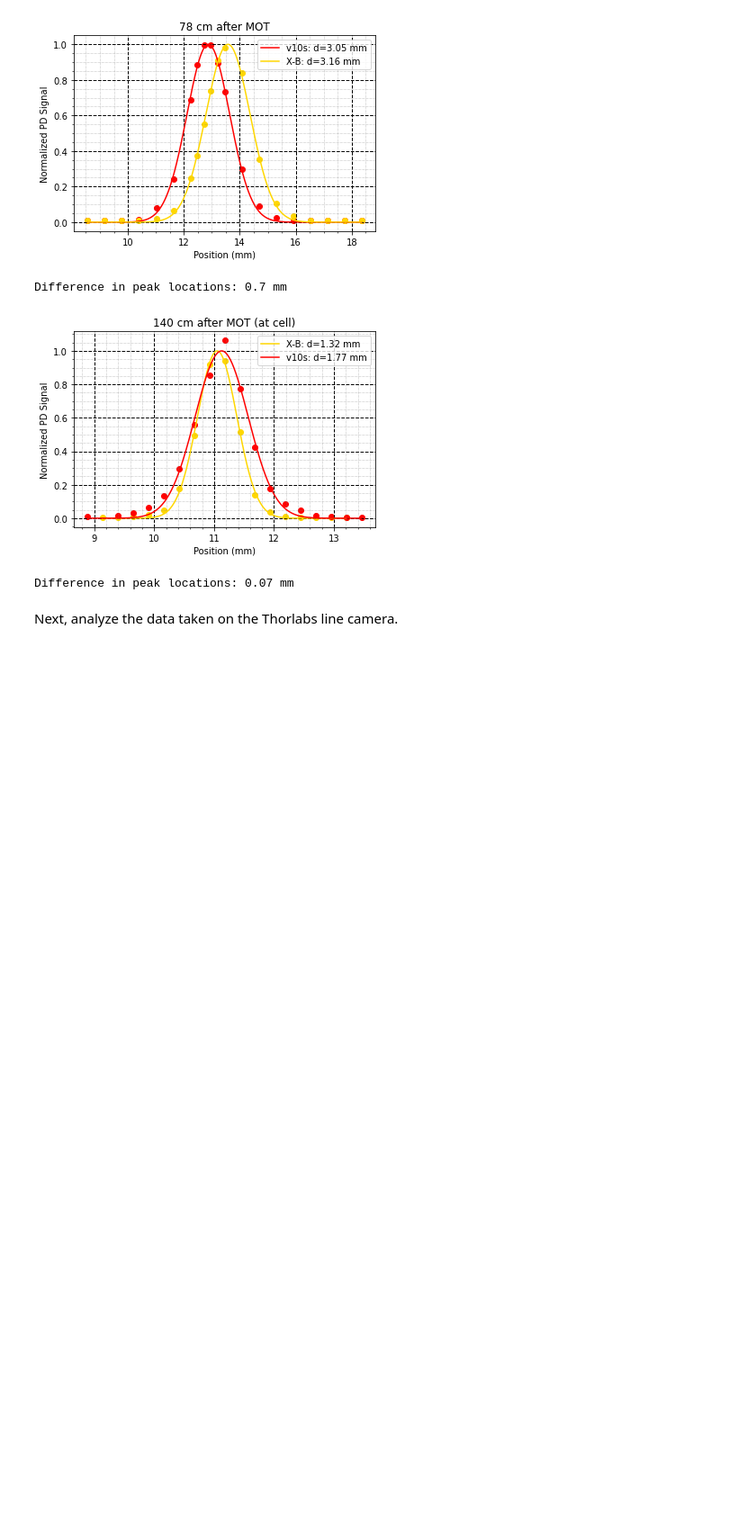
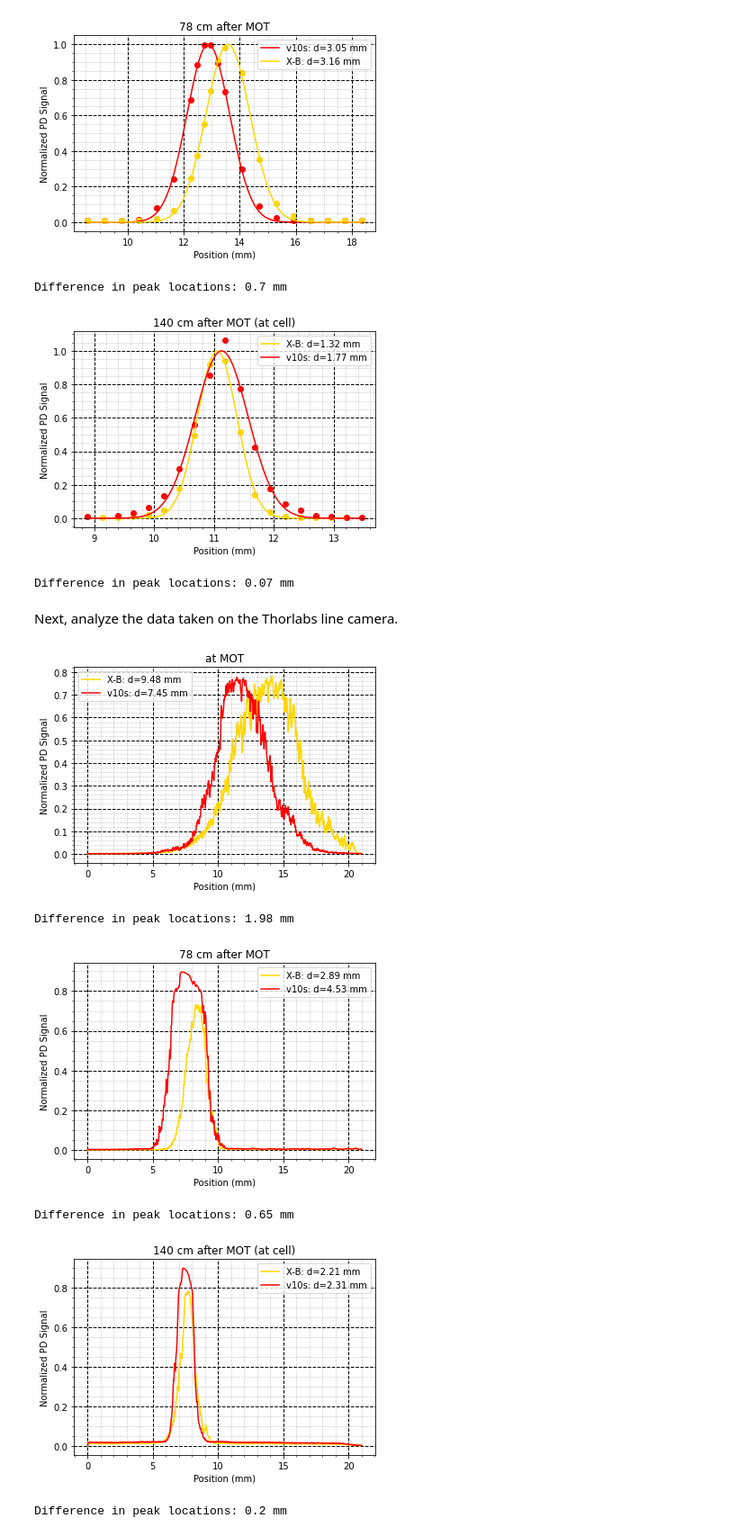
Before and after one commit to geoffrey-zheng/SrF-Calcs, a Jupyter notebook: Push-Beam/SlowerBeamProfiles.ipynb, the cells around one changed output. Shown: that part at 90% size. Saved outputs shown, nothing was run; the diff lists cells and outputs as text; code cells hidden in the pictures; blank space fills up the shorter version.

```diff
--- a/Push-Beam/SlowerBeamProfiles.ipynb
+++ b/Push-Beam/SlowerBeamProfiles.ipynb
@@ -115,0 +161,35 @@ Next, analyze the data taken on the Thorlabs line camera.
+# %%
+import matplotlib.pyplot as plt
+
+labels2 = ['X-B', 'v10s']
+colors2 = ['gold', 'red']
+peak_x_values2 = []
+
+# Iterate through pairs of numpy arrays
+for i, (first_column, second_column, params) in enumerate(zip(pixel_nums, norm_signal, fit_params2)):
+    # Plot the data
+    plt.plot(first_column, second_column, label=labels2[i%2]+f': d={round(2 * np.sqrt(2) * np.abs(params[2]), 2)} mm', color=colors2[i%2])
+
+    # Add a legend
+    plt.legend()
+
+    # Store the peak x-value (mean of the Gaussian)
+    peak_x_values2.append(params[0])
+
+    if i % 2 == 1:
+        plt.title(titles[i//2])
+        plt.xlabel('Position (mm)')
+        plt.ylabel('Normalized PD Signal')
+        plt.grid(linestyle = '--', which = 'major', linewidth = 1, color='black')
+        plt.grid(linestyle = ':', which = 'minor', linewidth = 0.5, color = 'gray')
+        plt.minorticks_on()
+        plt.show()
+        difference2 = np.abs(peak_x_values2[i] - peak_x_values2[i-1])
+        print(f'Difference in peak locations: {round(difference2, 2)} mm')
+# %% [output]
+[figure, added]
+Difference in peak locations: 1.98 mm
+[figure, added]
+Difference in peak locations: 0.65 mm
+[figure, added]
+Difference in peak locations: 0.2 mm
```
Also changed, not shown: parts of 5 cells of this notebook, 2 other files.
